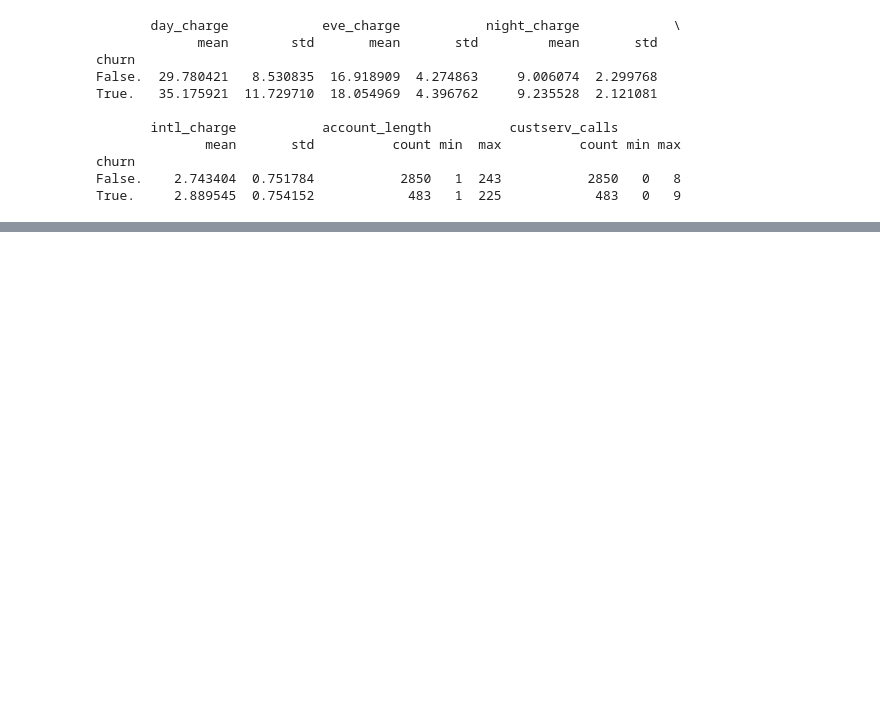
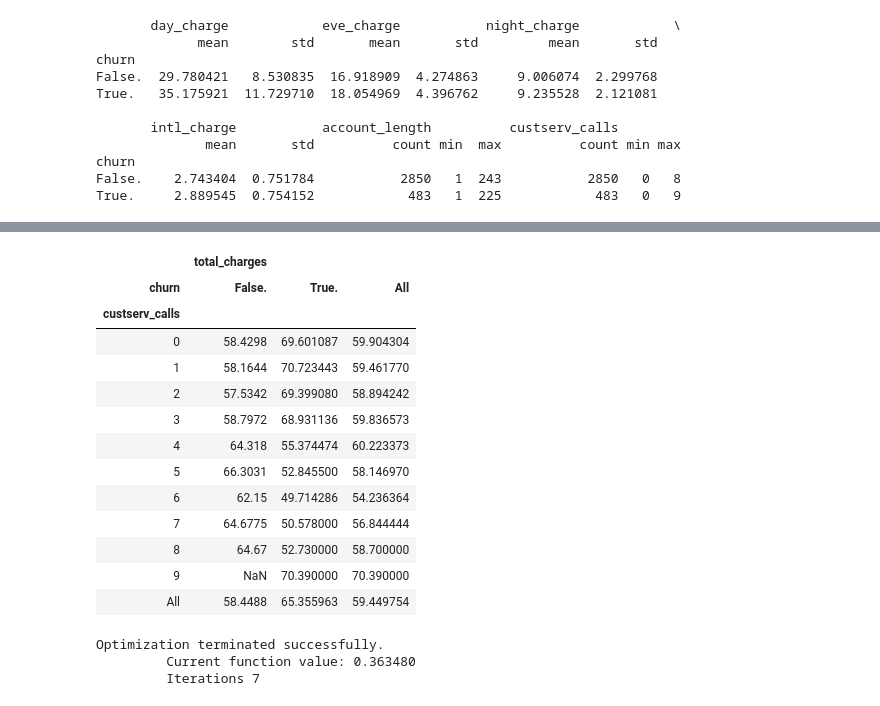
Before and after one commit to bill7845/jupyter_repo, a Jupyter notebook: jupyter_CODE/기술통계_모델링_고객이탈데이터.ipynb, the cells around one changed output, grey strips where cells are left out. Saved outputs shown, nothing was run; the diff lists cells and outputs as text; code cells hidden in the pictures; blank space fills up the shorter version.

```diff
--- a/jupyter_CODE/기술통계_모델링_고객이탈데이터.ipynb
+++ b/jupyter_CODE/기술통계_모델링_고객이탈데이터.ipynb
@@ -79,0 +168,29 @@ total_charges
+# %%
+churn.pivot_table(['total_charges'],index=['custserv_calls'],columns=['churn'],aggfunc='mean',fill_value='NaN',margins=True)
+# %% [output]
+|  | total_charges |  |  |
+| churn | False. | True. | All |
+| custserv_calls |  |  |  |
+| 0 | 58.4298 | 69.601087 | 59.904304 |
+| 1 | 58.1644 | 70.723443 | 59.461770 |
+| 2 | 57.5342 | 69.399080 | 58.894242 |
+| 3 | 58.7972 | 68.931136 | 59.836573 |
+| 4 | 64.318 | 55.374474 | 60.223373 |
+| 5 | 66.3031 | 52.845500 | 58.146970 |
+| 6 | 62.15 | 49.714286 | 54.236364 |
+| 7 | 64.6775 | 50.578000 | 56.844444 |
+| 8 | 64.67 | 52.730000 | 58.700000 |
+| 9 | NaN | 70.390000 | 70.390000 |
+| All | 58.4488 | 65.355963 | 59.449754 |
+# %%
+# modeling
+
+dependent_variable = churn['churn01']
+independent_variables = churn[['account_length','custserv_calls','total_charges']]
+independent_variables_with_constant = sm.add_constant(independent_variables,prepend=True) ##
+
+logit_model = sm.Logit(dependent_variable, independent_variables_with_constant).fit()
+# %% [output]
+Optimization terminated successfully.
+         Current function value: 0.363480
+         Iterations 7
```
Also changed, not shown: parts of 15 cells of this notebook, 2 other files.
